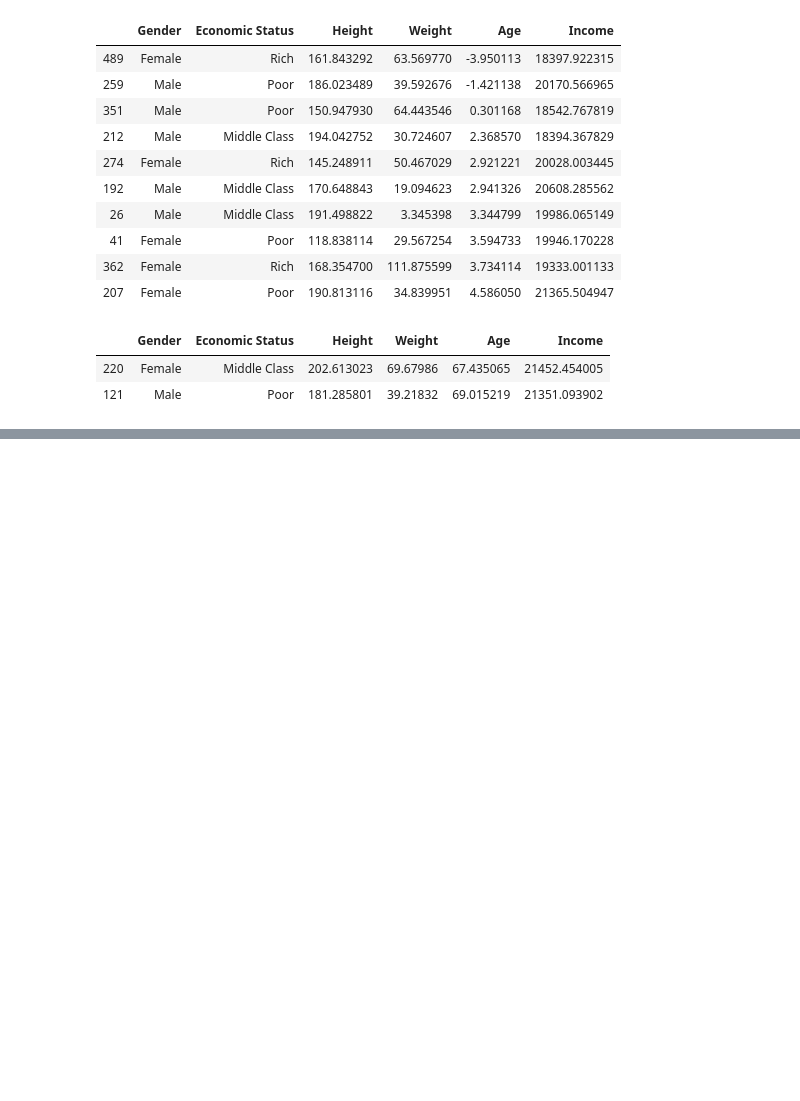
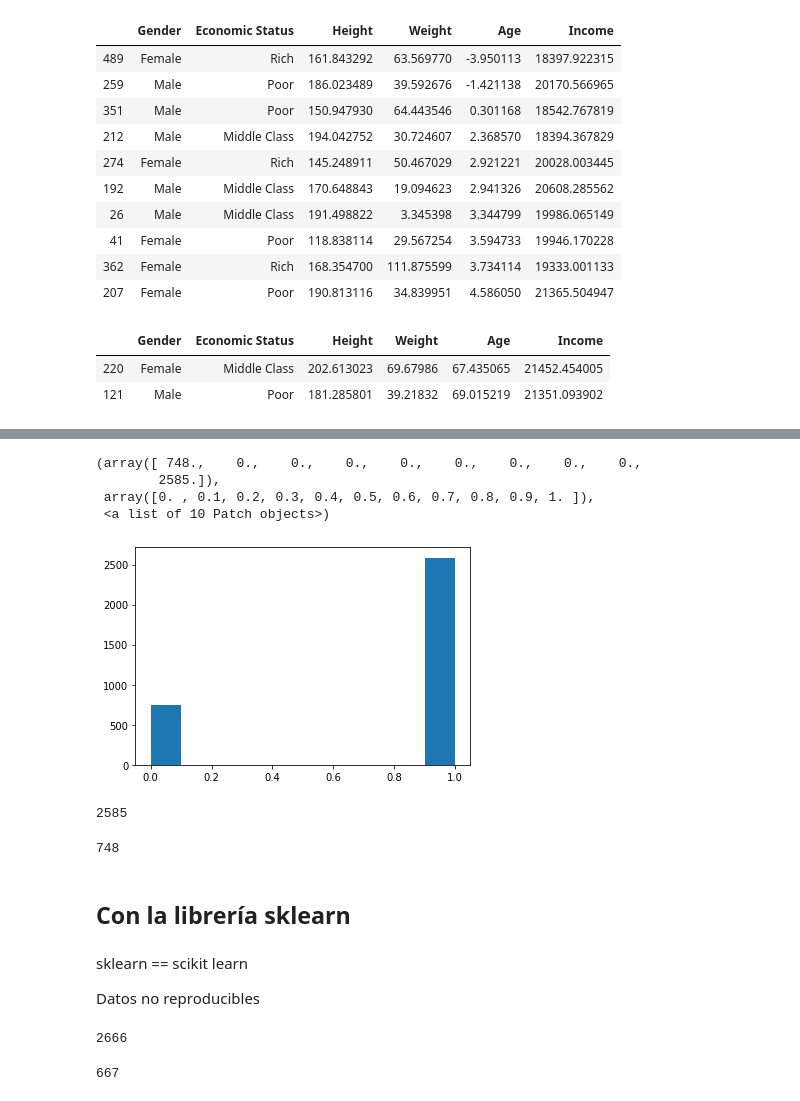
Before and after one commit to olivisoll/python_ML, a Jupyter notebook: notebooks/T2 - 3 - Data Cleaning - Agrupación de Datos.ipynb, the cells around one changed output, grey strips where cells are left out. Drawn from its saved outputs; the diff is of its cells as text; code cells hidden in the pictures; blank space fills up the shorter version.

```diff
--- a/notebooks/T2 - 3 - Data Cleaning - Agrupación de Datos.ipynb
+++ b/notebooks/T2 - 3 - Data Cleaning - Agrupación de Datos.ipynb
@@ -398,0 +421,2 @@ age_grouped.tail(1)
+# %%
+check=a<0.8
@@ -398,0 +428,8 @@ age_grouped.tail(1)
+# %%
+plt.hist(check*1)
+# %% [output]
+(array([ 748.,    0.,    0.,    0.,    0.,    0.,    0.,    0.,    0.,
+        2585.]),
+ array([0. , 0.1, 0.2, 0.3, 0.4, 0.5, 0.6, 0.7, 0.8, 0.9, 1. ]),
+ <a list of 10 Patch objects>)
+[figure, added]
@@ -398,0 +439,14 @@ age_grouped.tail(1)
+# %%
+len(training)
+# %% [output]
+2585
+# %%
+len(testing)
+# %% [output]
+748
+# %% [markdown]
+## Con la librería sklearn
+# %% [markdown]
+sklearn == scikit learn
+
+Datos no reproducibles
@@ -398,0 +458,8 @@ age_grouped.tail(1)
+# %%
+len(train)
+# %% [output]
+2666
+# %%
+len(test)
+# %% [output]
+667
```
Also changed, not shown: parts of 17 cells of this notebook.
